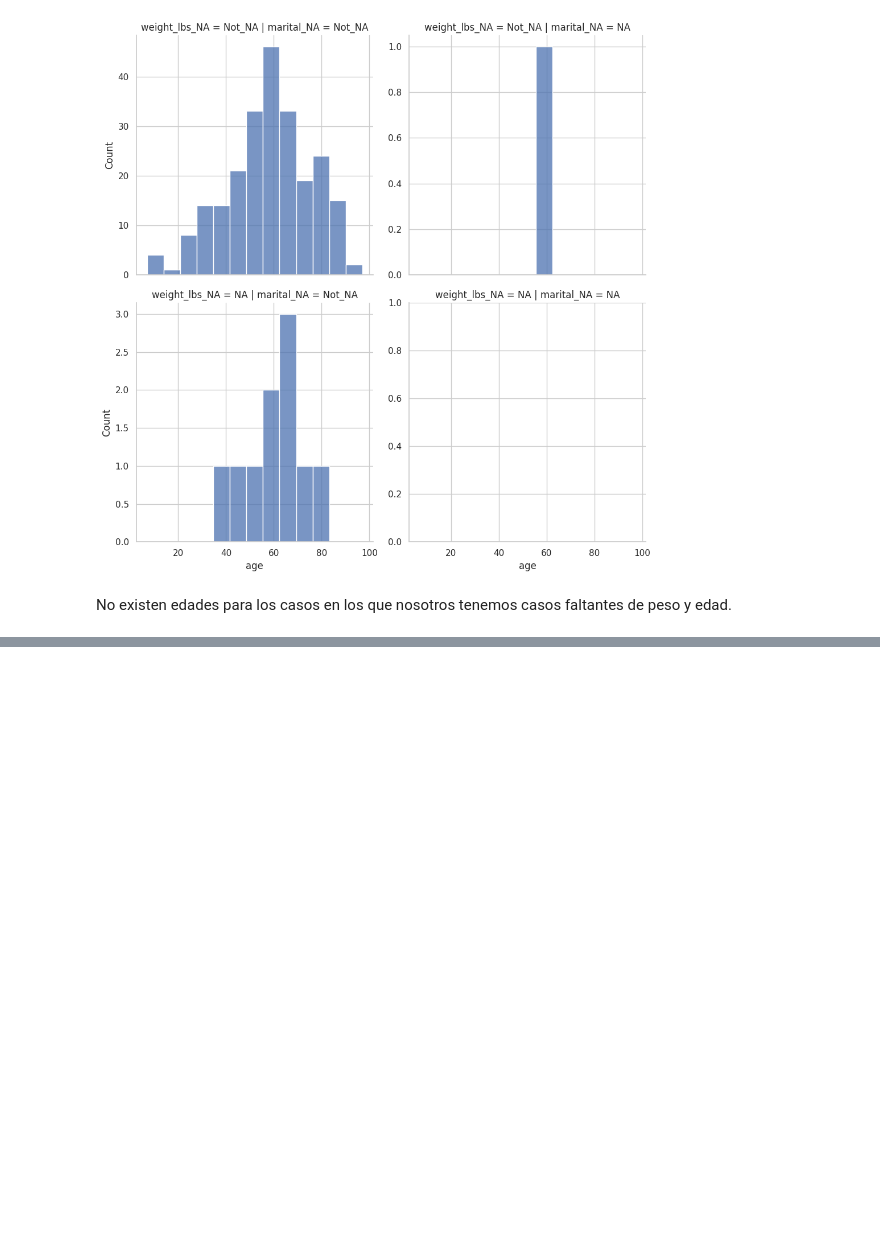
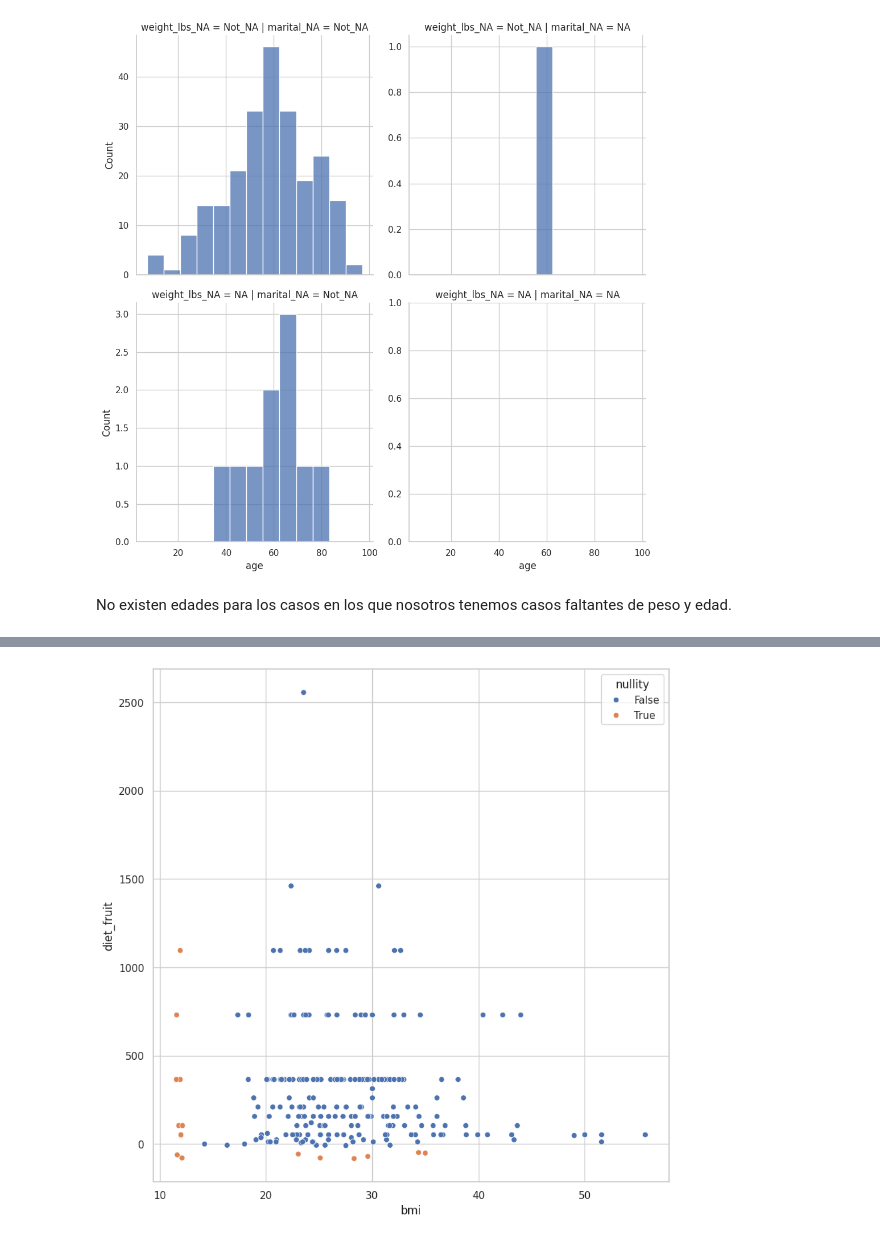
Before and after one commit to Changeryto/Manejo_de_NA_en_Python, a Jupyter notebook: notebooks/05-RTG-Relaciones_entre_valores_faltantes.ipynb, the cells around one changed output, grey strips where cells are left out. Saved outputs shown, nothing was run; the diff lists cells and outputs as text; code cells hidden in the pictures; blank space fills up the shorter version.

```diff
--- a/notebooks/05-RTG-Relaciones_entre_valores_faltantes.ipynb
+++ b/notebooks/05-RTG-Relaciones_entre_valores_faltantes.ipynb
@@ -200,0 +286,4 @@ No existen edades para los casos en los que nosotros tenemos casos faltantes de
+# %%
+riskfactors.missing.na_scatterplot("bmi", "diet_fruit")
+# %% [output]
+[figure, added]
```
Also changed, not shown: parts of 10 cells of this notebook, 1 other file.
